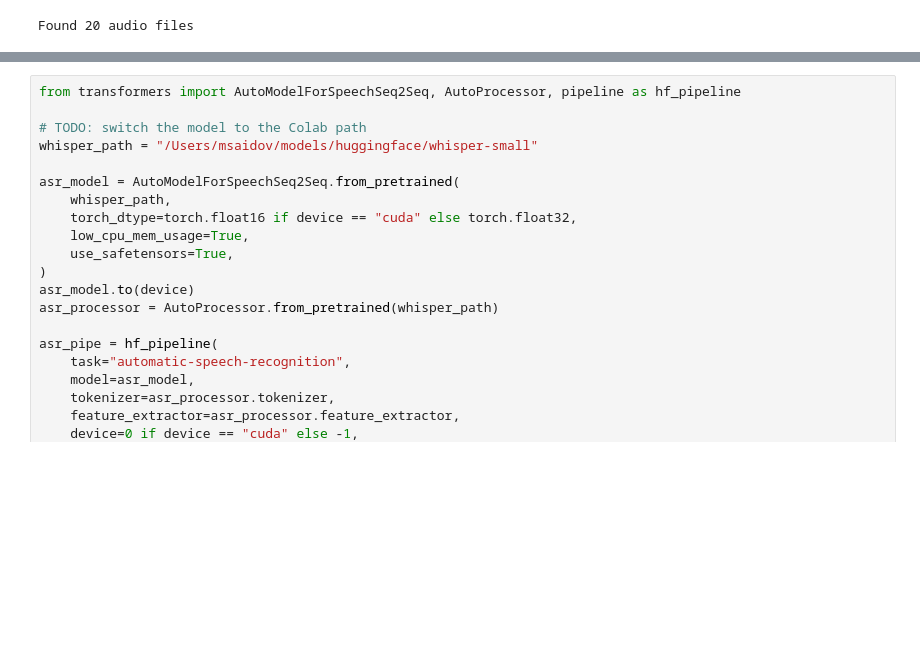
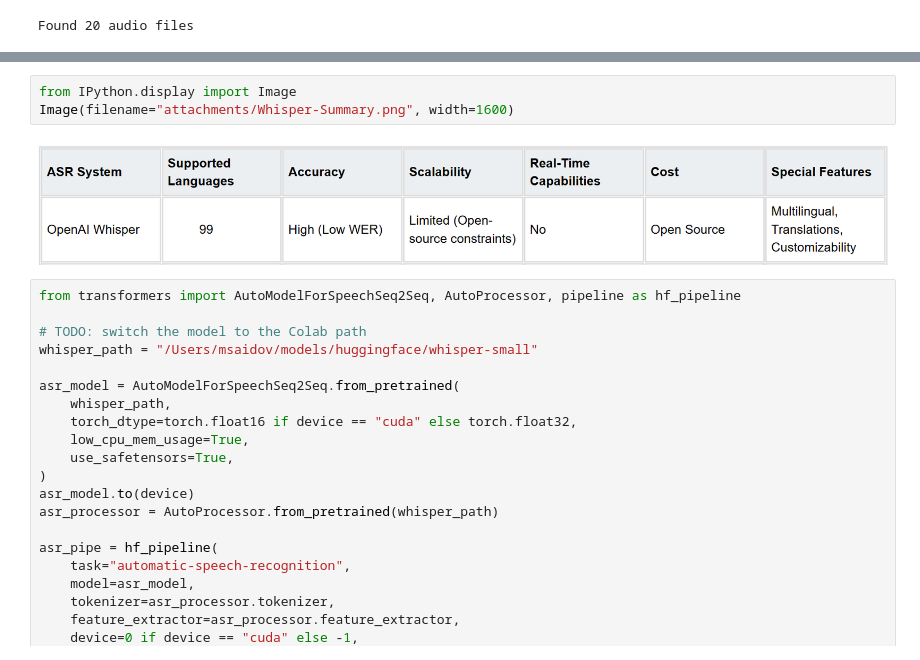
Before and after one commit to pfe-rs/psiml-applied-ai, a Jupyter notebook: notebooks/PSIML_Intro_Lecture_Voice.ipynb, the cells around one changed output, grey strips where cells are left out. Drawn from its saved outputs; the diff is of its cells as text; blank space fills up the shorter version.

```diff
--- a/notebooks/PSIML_Intro_Lecture_Voice.ipynb
+++ b/notebooks/PSIML_Intro_Lecture_Voice.ipynb
@@ -54,3 +90,8 @@ dataset.play(ind)
+# %%
+from IPython.display import Image
+Image(filename="attachments/Whisper-Summary.png", width=1600)
+# %% [output]
+[figure, added]
 # %%
 from transformers import AutoModelForSpeechSeq2Seq, AutoProcessor, pipeline as hf_pipeline
 
```
Also changed, not shown: parts of 15 cells of this notebook, 4 other files.
